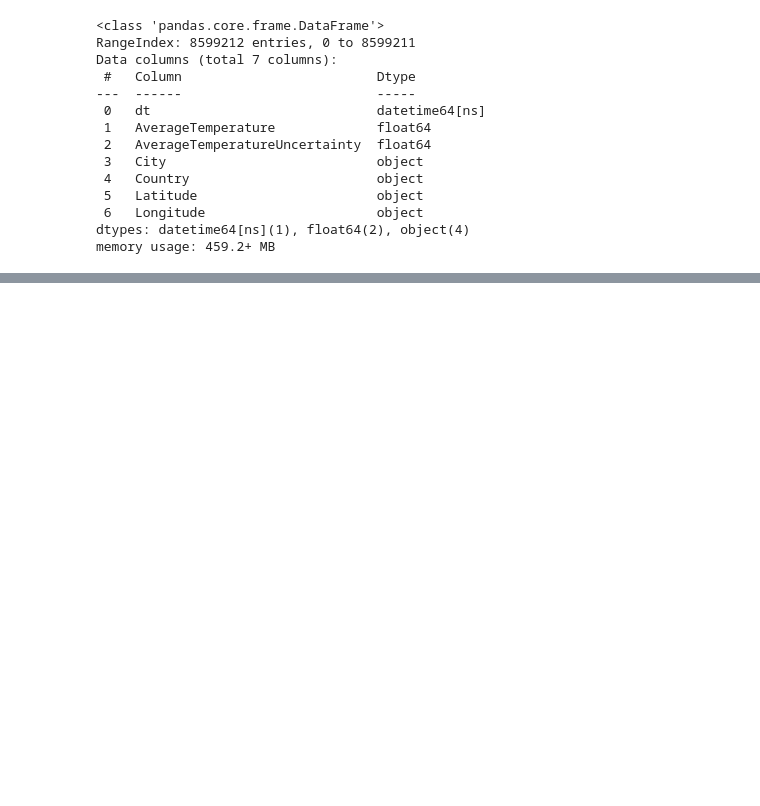
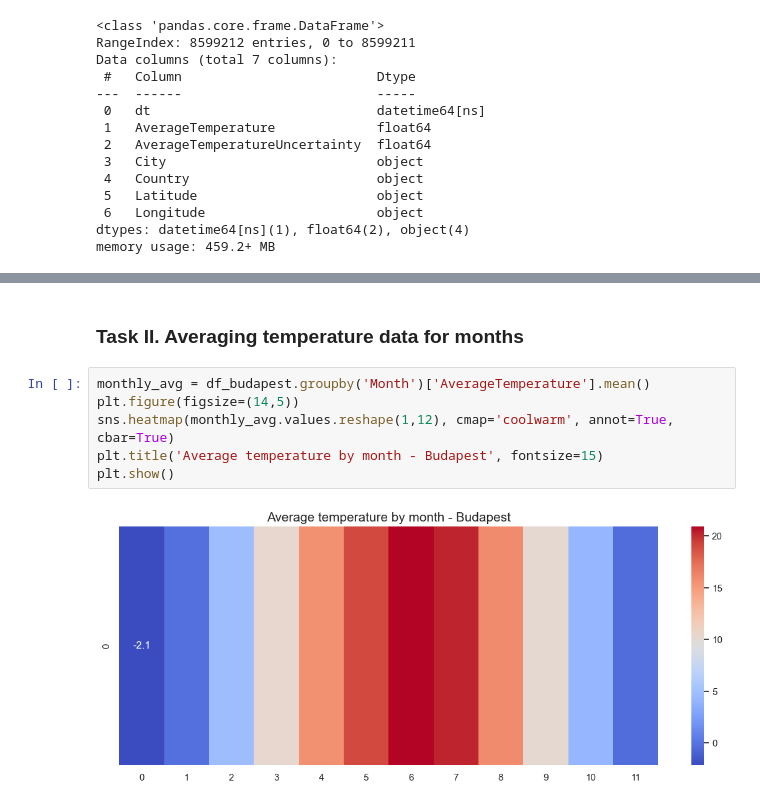
Before and after one commit to bankimiki1/ProjectI_source, a Jupyter notebook: Data_visualization_and_prediction.ipynb, the cells around one changed output, grey strips where cells are left out. Drawn from its saved outputs; the diff is of its cells as text; blank space fills up the shorter version.

```diff
--- a/Data_visualization_and_prediction.ipynb
+++ b/Data_visualization_and_prediction.ipynb
@@ -44,0 +67,11 @@ visualization_function("Date","Temperature","Avarage temperature (Celsius)", ["T
+# %% [markdown]
+
+### Task II. Averaging temperature data for months
+# %%
+monthly_avg = df_budapest.groupby('Month')['AverageTemperature'].mean()
+plt.figure(figsize=(14,5))
+sns.heatmap(monthly_avg.values.reshape(1,12), cmap='coolwarm', annot=True, cbar=True)
+plt.title('Average temperature by month - Budapest', fontsize=15)
+plt.show()
+# %% [output]
+[figure, added]
```
Also changed, not shown: parts of 9 cells of this notebook.
